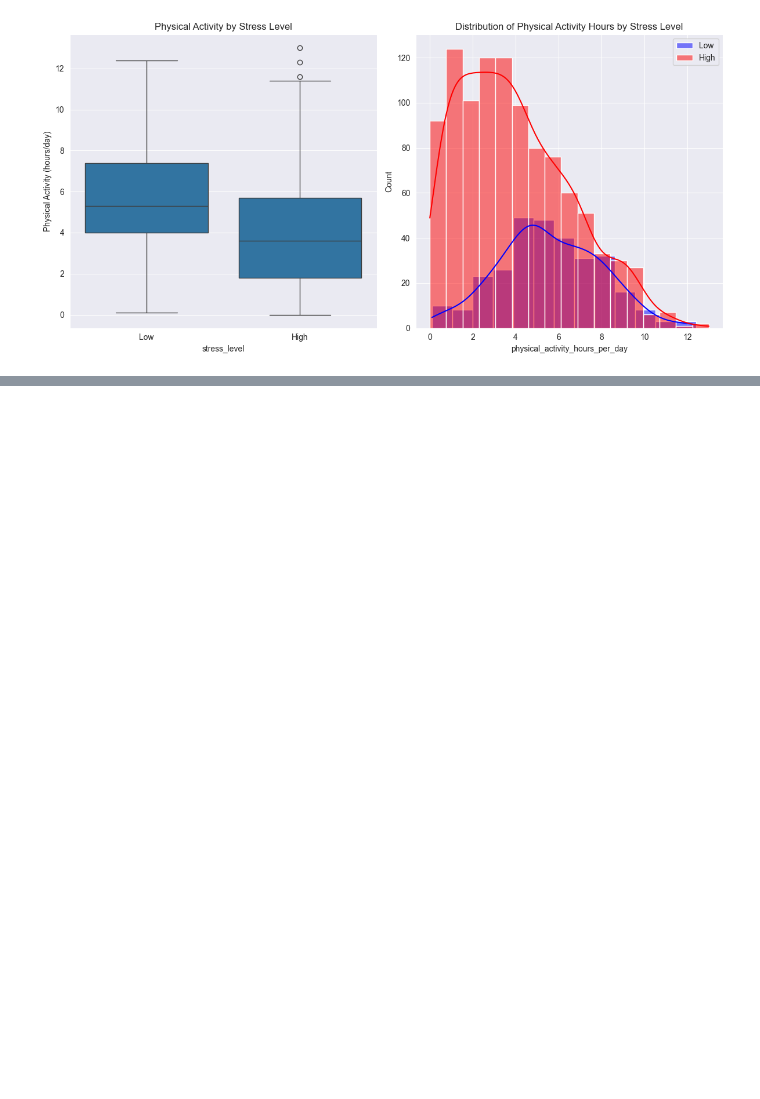
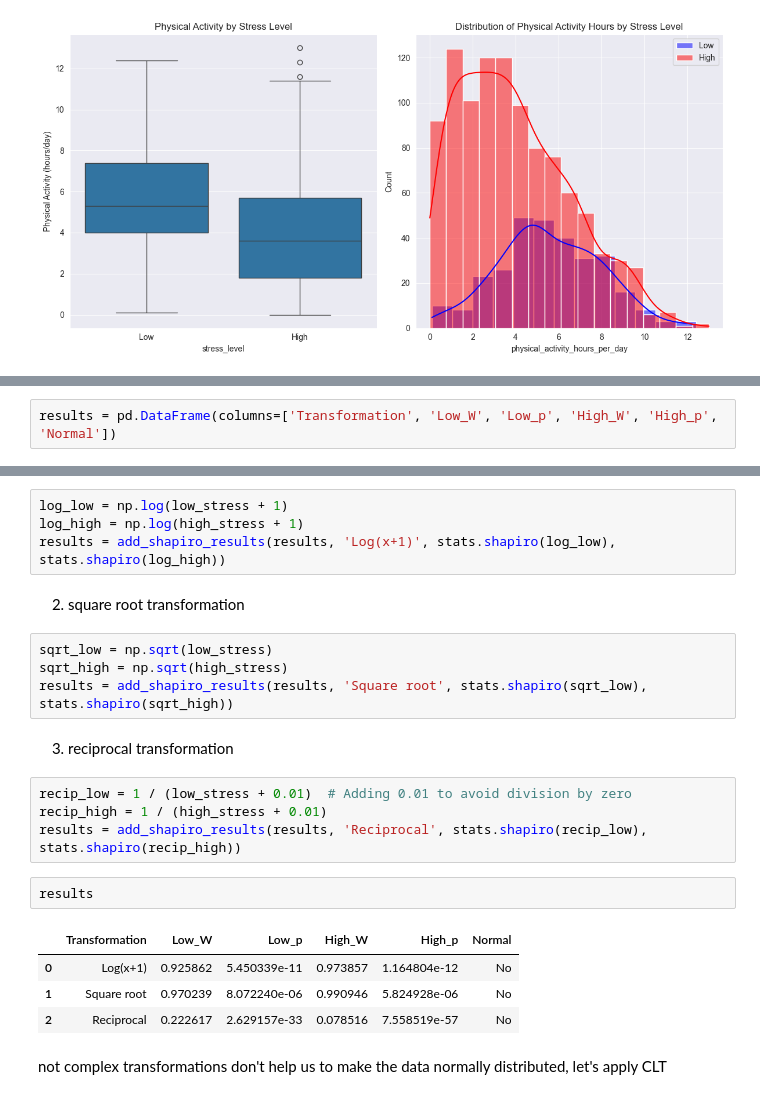
Before and after one commit to datpetr/students_habits_gpa, a Jupyter notebook: stress_level_vs_exercising.ipynb, the cells around one changed output, grey strips where cells are left out. Cells and saved outputs as stored; diff of their text form; blank space fills up the shorter version.

```diff
--- a/stress_level_vs_exercising.ipynb
+++ b/stress_level_vs_exercising.ipynb
@@ -57,0 +122,2 @@ plt.show()
+# %%
+results = pd.DataFrame(columns=['Transformation', 'Low_W', 'Low_p', 'High_W', 'High_p', 'Normal'])
@@ -57,0 +126,25 @@ plt.show()
+# %%
+log_low = np.log(low_stress + 1)
+log_high = np.log(high_stress + 1)
+results = add_shapiro_results(results, 'Log(x+1)', stats.shapiro(log_low), stats.shapiro(log_high))
+# %% [markdown]
+2. square root transformation
+# %%
+sqrt_low = np.sqrt(low_stress)
+sqrt_high = np.sqrt(high_stress)
+results = add_shapiro_results(results, 'Square root', stats.shapiro(sqrt_low), stats.shapiro(sqrt_high))
+# %% [markdown]
+3. reciprocal transformation
+# %%
+recip_low = 1 / (low_stress + 0.01)  # Adding 0.01 to avoid division by zero
+recip_high = 1 / (high_stress + 0.01)
+results = add_shapiro_results(results, 'Reciprocal', stats.shapiro(recip_low), stats.shapiro(recip_high))
+# %%
+results
+# %% [output]
+|  | Transformation | Low_W | Low_p | High_W | High_p | Normal |
+| 0 | Log(x+1) | 0.925862 | 5.450339e-11 | 0.973857 | 1.164804e-12 | No |
+| 1 | Square root | 0.970239 | 8.072240e-06 | 0.990946 | 5.824928e-06 | No |
+| 2 | Reciprocal | 0.222617 | 2.629157e-33 | 0.078516 | 7.558519e-57 | No |
+# %% [markdown]
+not complex transformations don't help us to make the data normally distributed, let's apply CLT
```
Also changed, not shown: parts of 12 cells of this notebook.
